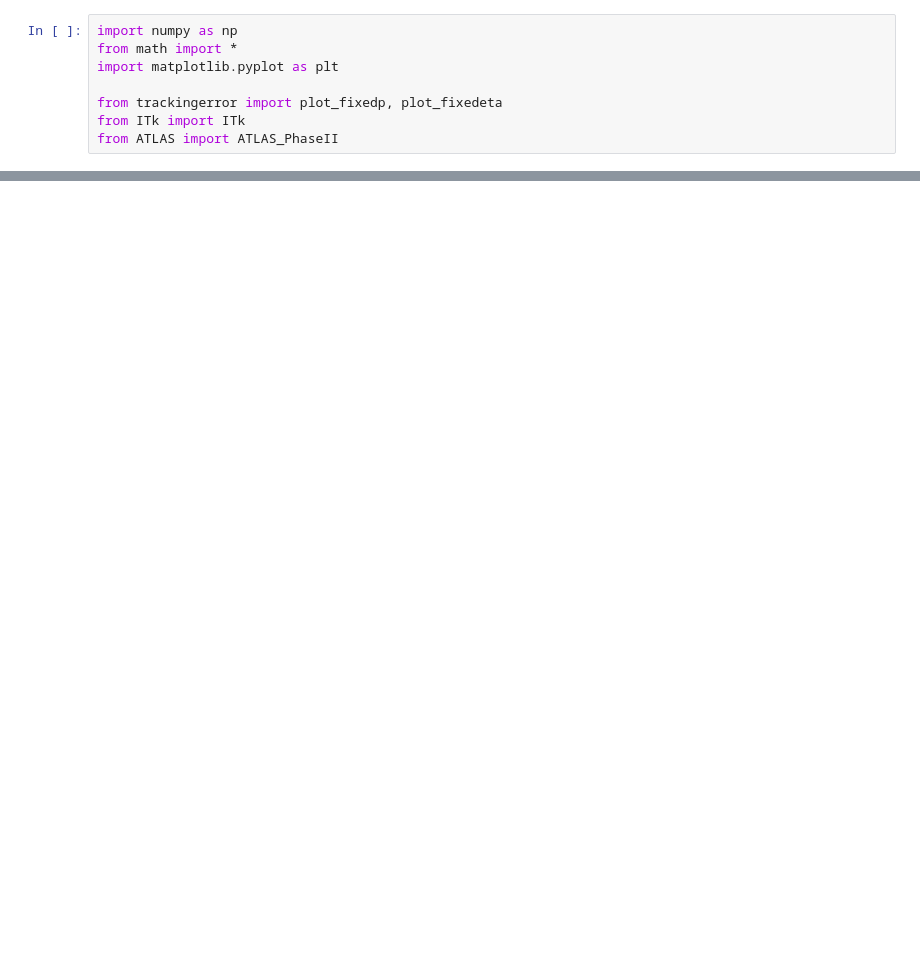
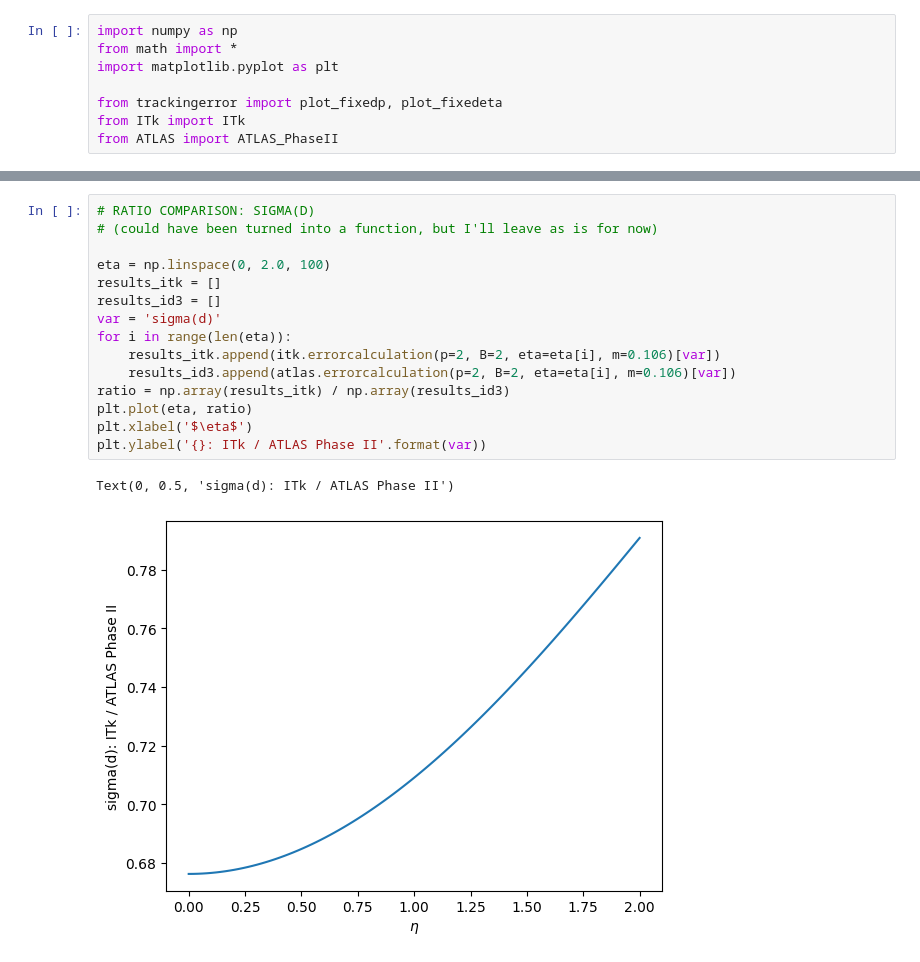
Before and after one commit to szaozerska/TrackingResolution-ITk, a Jupyter notebook: id3_vs_itk.ipynb, the cells around one changed output, grey strips where cells are left out. Cells and saved outputs as stored; diff of their text form; blank space fills up the shorter version.

Commit message:
Preliminary comparison done; data needs to be refined

```diff
--- a/id3_vs_itk.ipynb
+++ b/id3_vs_itk.ipynb
@@ -27,0 +28,18 @@ Resolution in the first eta bin 67.03593470041787
+# %%
+# RATIO COMPARISON: SIGMA(D)
+# (could have been turned into a function, but I'll leave as is for now)
+
+eta = np.linspace(0, 2.0, 100)
+results_itk = []
+results_id3 = []
+var = 'sigma(d)'
+for i in range(len(eta)):
+    results_itk.append(itk.errorcalculation(p=2, B=2, eta=eta[i], m=0.106)[var])
+    results_id3.append(atlas.errorcalculation(p=2, B=2, eta=eta[i], m=0.106)[var])
+ratio = np.array(results_itk) / np.array(results_id3)
+plt.plot(eta, ratio)
+plt.xlabel('$\eta$')
+plt.ylabel('{}: ITk / ATLAS Phase II'.format(var))
+# %% [output]
+Text(0, 0.5, 'sigma(d): ITk / ATLAS Phase II')
+[figure, added]
```
Also changed, not shown: parts of 5 cells of this notebook, 1 other file.
